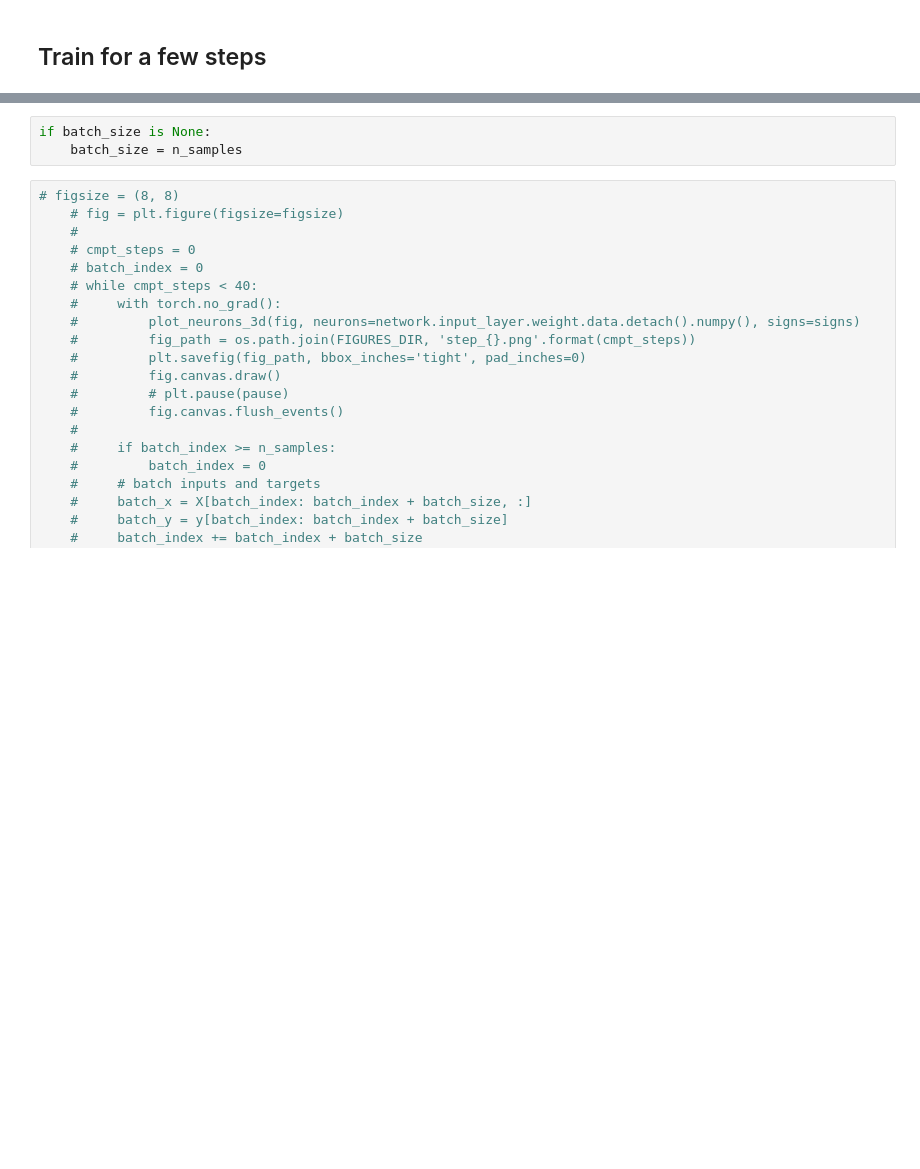
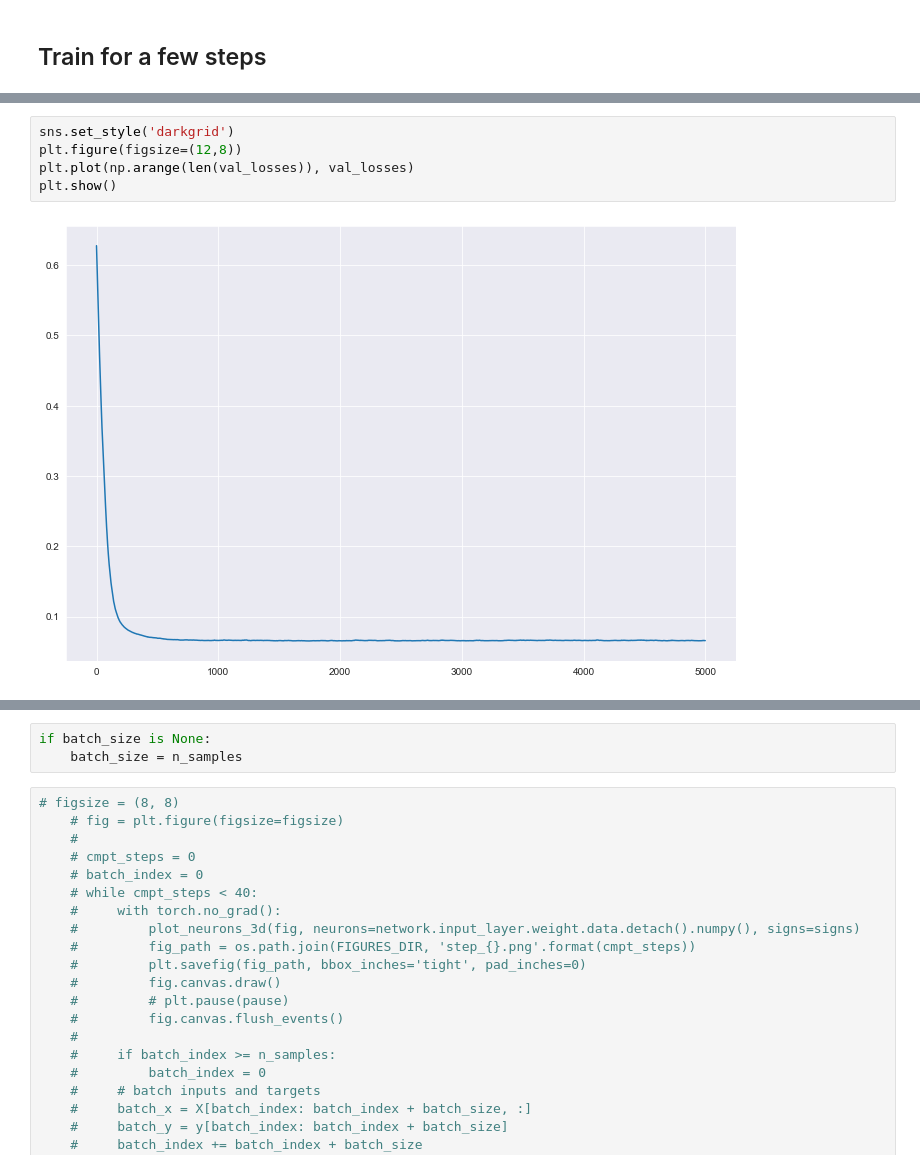
Before and after one commit to karl-hajjar/learning-structure, a Jupyter notebook: learning-structure/notebooks/first-plot.ipynb, the cells around one changed output, grey strips where cells are left out. Saved outputs shown, nothing was run; the diff lists cells and outputs as text; blank space fills up the shorter version.

```diff
--- a/learning-structure/notebooks/first-plot.ipynb
+++ b/learning-structure/notebooks/first-plot.ipynb
@@ -72,0 +121,7 @@ init_neurons = network.input_layer.weight.data.detach().clone().numpy()
+# %%
+sns.set_style('darkgrid')
+plt.figure(figsize=(12,8))
+plt.plot(np.arange(len(val_losses)), val_losses)
+plt.show()
+# %% [output]
+[figure, added]
```
Also changed, not shown: parts of 59 cells of this notebook, 7 other files.
